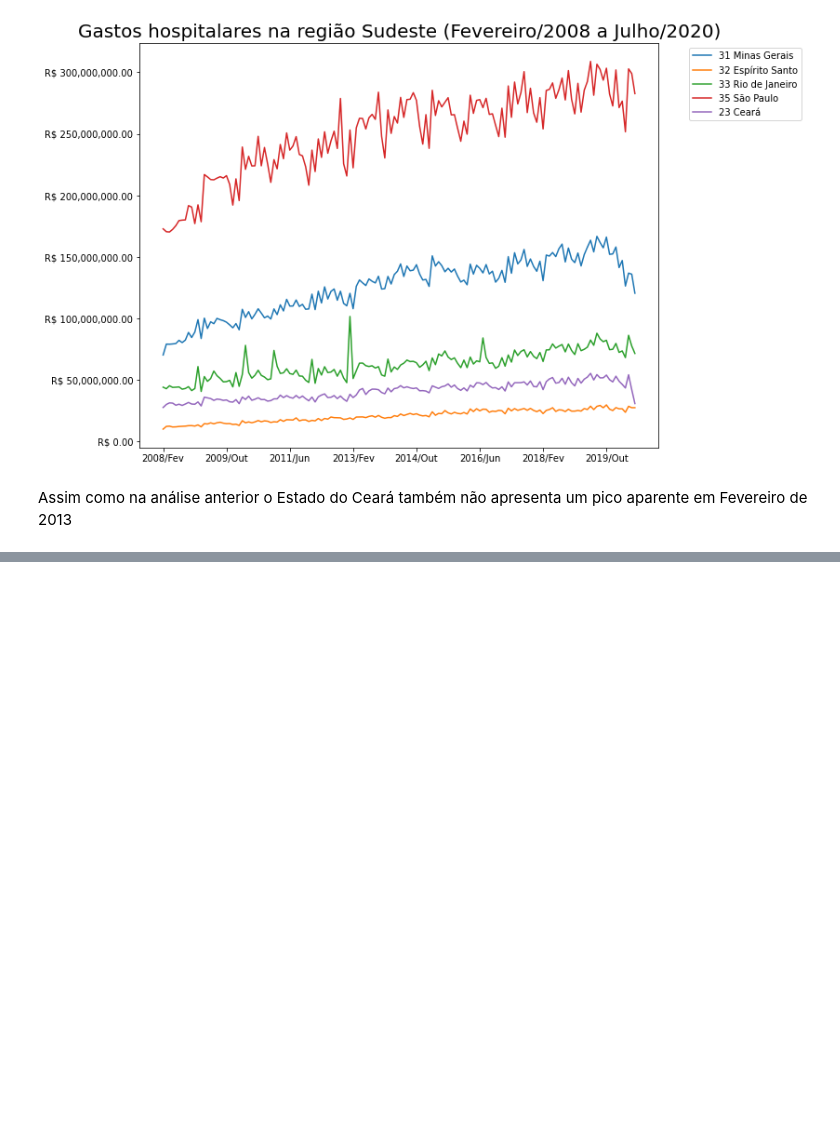
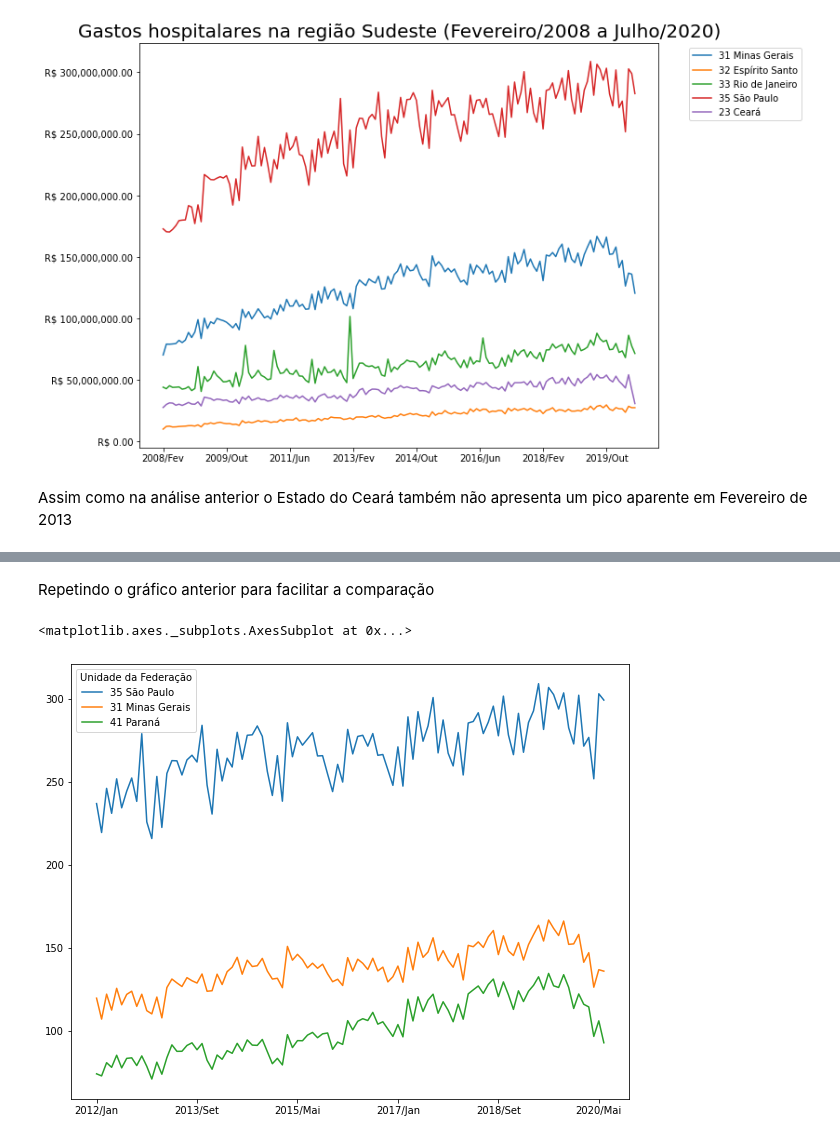
Before and after one commit to johnatanDM/bootcamp-datascience-alura, a Jupyter notebook: Módulo 1 - PYTHON E PANDAS PARA ANÁLISE DE DADOS REAIS/Bootcamp_Data_Science_Projeto_1.ipynb, the cells around one changed output, grey strips where cells are left out. Drawn from its saved outputs; the diff is of its cells as text; code cells hidden in the pictures; blank space fills up the shorter version.

```diff
--- a/Módulo 1 - PYTHON E PANDAS PARA ANÁLISE DE DADOS REAIS/Bootcamp_Data_Science_Projeto_1.ipynb
+++ b/Módulo 1 - PYTHON E PANDAS PARA ANÁLISE DE DADOS REAIS/Bootcamp_Data_Science_Projeto_1.ipynb
@@ -498,0 +542,7 @@ Assim como na análise anterior o Estado do Ceará também não apresenta um pic
+# %% [markdown]
+Repetindo o gráfico anterior para facilitar a comparação
+# %%
+top3_estados_ultimos_anos.T.plot(figsize=(10,8))
+# %% [output]
+<matplotlib.axes._subplots.AxesSubplot at 0x...>
+[figure, added]
```
Also changed, not shown: parts of 18 cells of this notebook.
